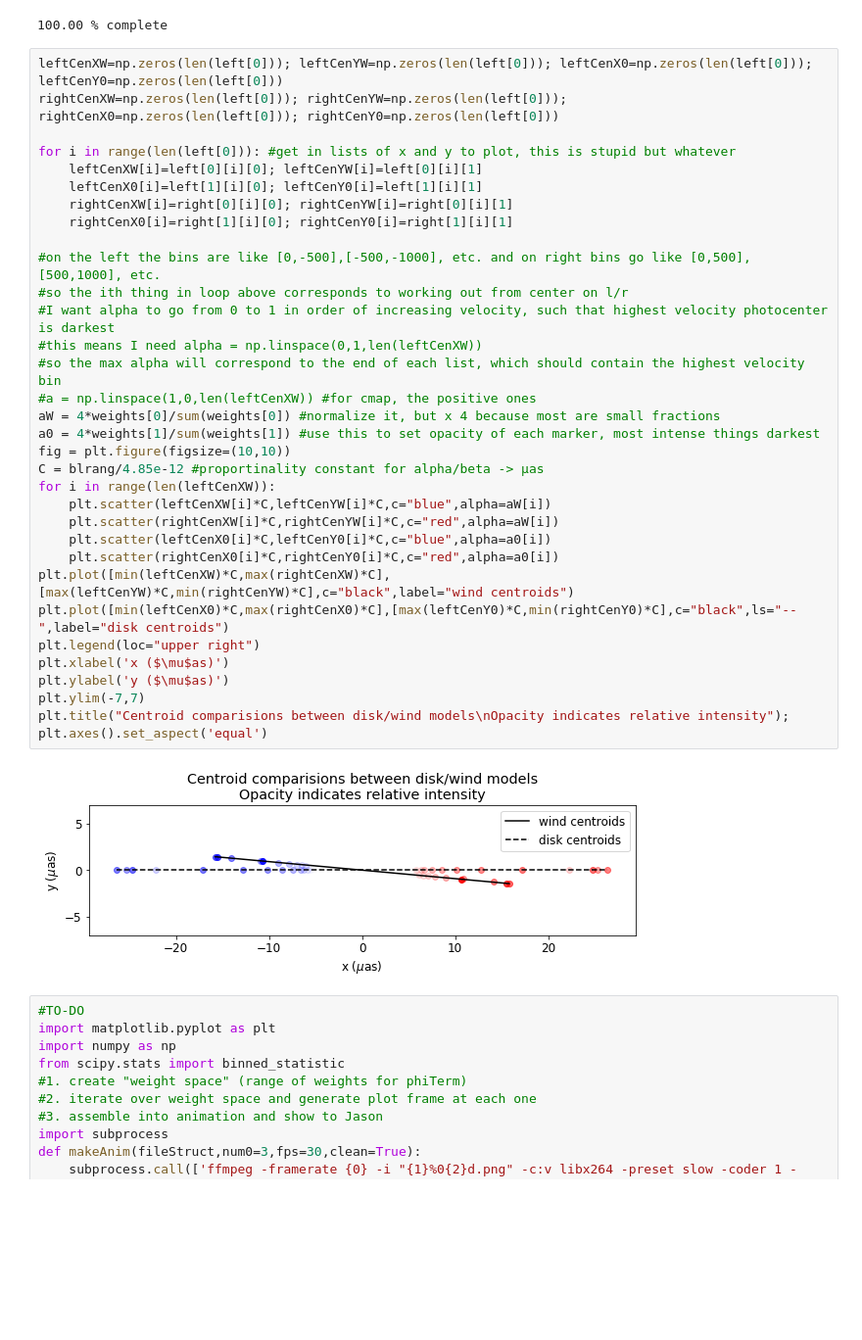
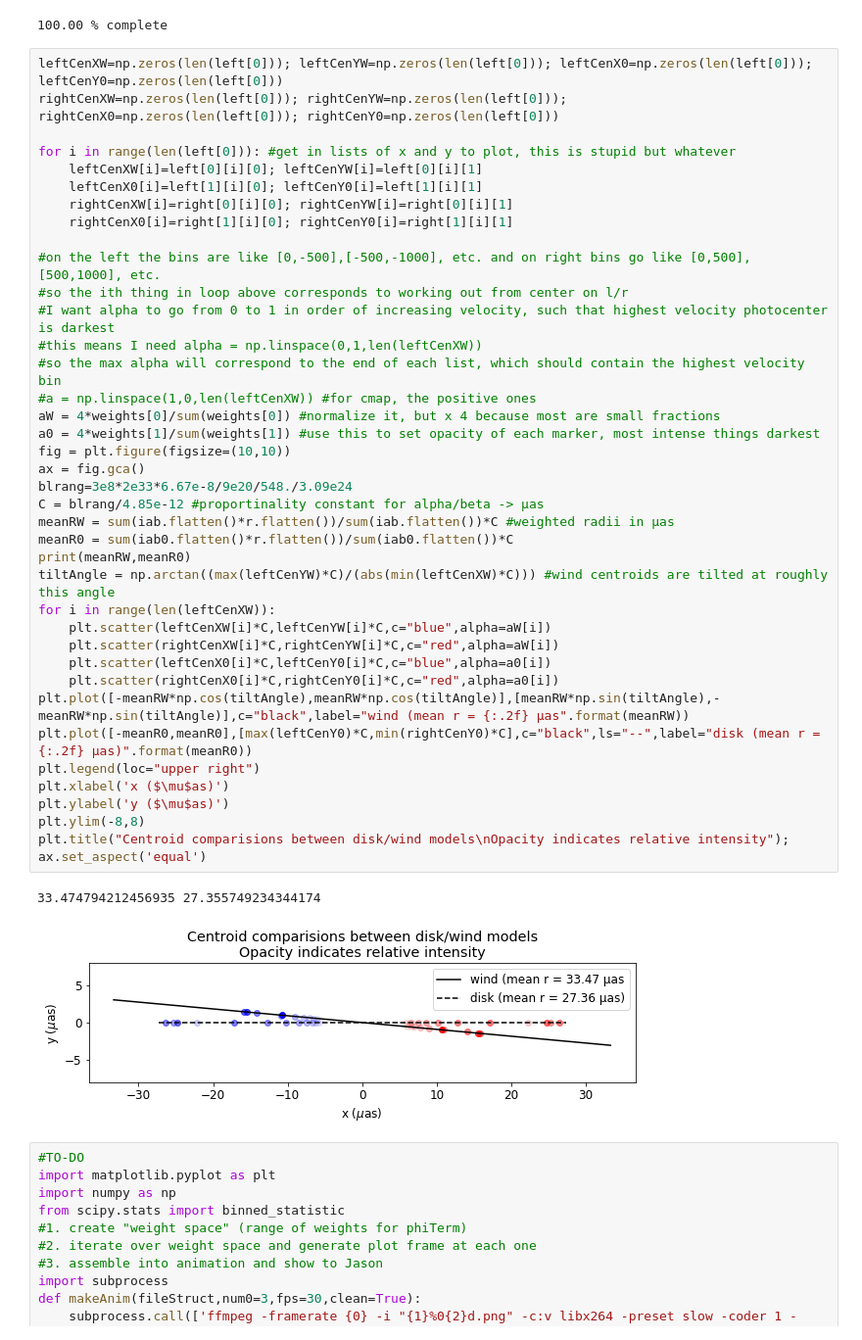
Before and after one commit to kirklong/DexterResearch, a Jupyter notebook: CM96_Waters_image_spectrum_edit.ipynb, the cells around one changed output. Shown at 98% size. Saved outputs shown, nothing was run; the diff lists cells and outputs as text; blank space fills up the shorter version.

Commit message:
updated notebook with mean radii calc

```diff
--- a/CM96_Waters_image_spectrum_edit.ipynb
+++ b/CM96_Waters_image_spectrum_edit.ipynb
@@ -236,38 +237,45 @@ left,right,weights=getLRCentroids([channelMapsW,channelMaps0],alphaSplit,betaSpl
 # %%
 leftCenXW=np.zeros(len(left[0])); leftCenYW=np.zeros(len(left[0])); leftCenX0=np.zeros(len(left[0])); leftCenY0=np.zeros(len(left[0]))
 rightCenXW=np.zeros(len(left[0])); rightCenYW=np.zeros(len(left[0])); rightCenX0=np.zeros(len(left[0])); rightCenY0=np.zeros(len(left[0]))
 
 for i in range(len(left[0])): #get in lists of x and y to plot, this is stupid but whatever
     leftCenXW[i]=left[0][i][0]; leftCenYW[i]=left[0][i][1]
     leftCenX0[i]=left[1][i][0]; leftCenY0[i]=left[1][i][1]
     rightCenXW[i]=right[0][i][0]; rightCenYW[i]=right[0][i][1]
     rightCenX0[i]=right[1][i][0]; rightCenY0[i]=right[1][i][1]
 
 #on the left the bins are like [0,-500],[-500,-1000], etc. and on right bins go like [0,500],[500,1000], etc.
 #so the ith thing in loop above corresponds to working out from center on l/r
 #I want alpha to go from 0 to 1 in order of increasing velocity, such that highest velocity photocenter is darkest
 #this means I need alpha = np.linspace(0,1,len(leftCenXW))
 #so the max alpha will correspond to the end of each list, which should contain the highest velocity bin
 #a = np.linspace(1,0,len(leftCenXW)) #for cmap, the positive ones
 aW = 4*weights[0]/sum(weights[0]) #normalize it, but x 4 because most are small fractions
 a0 = 4*weights[1]/sum(weights[1]) #use this to set opacity of each marker, most intense things darkest
 fig = plt.figure(figsize=(10,10))
+ax = fig.gca()
+blrang=3e8*2e33*6.67e-8/9e20/548./3.09e24
 C = blrang/4.85e-12 #proportinality constant for alpha/beta -> µas
+meanRW = sum(iab.flatten()*r.flatten())/sum(iab.flatten())*C #weighted radii in μas
+meanR0 = sum(iab0.flatten()*r.flatten())/sum(iab0.flatten())*C
+print(meanRW,meanR0)
+tiltAngle = np.arctan((max(leftCenYW)*C)/(abs(min(leftCenXW)*C))) #wind centroids are tilted at roughly this angle
 for i in range(len(leftCenXW)):
     plt.scatter(leftCenXW[i]*C,leftCenYW[i]*C,c="blue",alpha=aW[i])
     plt.scatter(rightCenXW[i]*C,rightCenYW[i]*C,c="red",alpha=aW[i])
     plt.scatter(leftCenX0[i]*C,leftCenY0[i]*C,c="blue",alpha=a0[i])
     plt.scatter(rightCenX0[i]*C,rightCenY0[i]*C,c="red",alpha=a0[i])
-plt.plot([min(leftCenXW)*C,max(rightCenXW)*C],[max(leftCenYW)*C,min(rightCenYW)*C],c="black",label="wind centroids")
-plt.plot([min(leftCenX0)*C,max(rightCenX0)*C],[max(leftCenY0)*C,min(rightCenY0)*C],c="black",ls="--",label="disk centroids")
+plt.plot([-meanRW*np.cos(tiltAngle),meanRW*np.cos(tiltAngle)],[meanRW*np.sin(tiltAngle),-meanRW*np.sin(tiltAngle)],c="black",label="wind (mean r = {:.2f} μas".format(meanRW))
+plt.plot([-meanR0,meanR0],[max(leftCenY0)*C,min(rightCenY0)*C],c="black",ls="--",label="disk (mean r = {:.2f} μas)".format(meanR0))
 plt.legend(loc="upper right")
 plt.xlabel('x ($\mu$as)')
 plt.ylabel('y ($\mu$as)')
-plt.ylim(-7,7)
+plt.ylim(-8,8)
 plt.title("Centroid comparisions between disk/wind models\nOpacity indicates relative intensity");
-plt.axes().set_aspect('equal')
+ax.set_aspect('equal')
 # %% [output]
+33.474794212456935 27.355749234344174
-[figure, old version]
+[figure, new version]
 # %%
 #TO-DO
 import matplotlib.pyplot as plt
```
Also changed, not shown: parts of 1 cell of this notebook.
